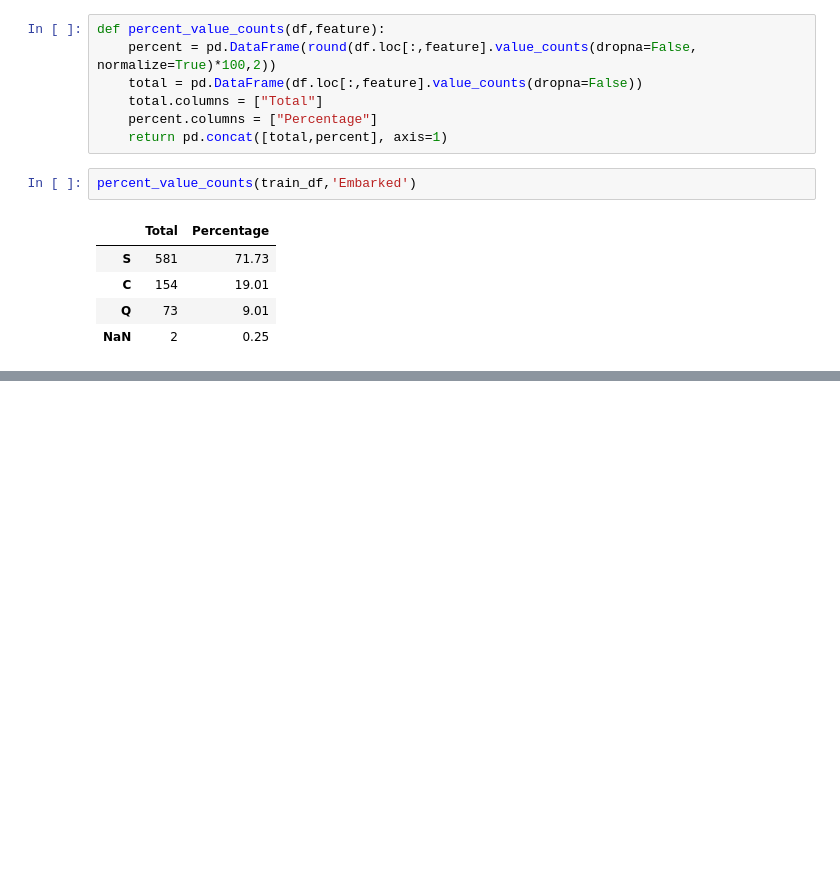
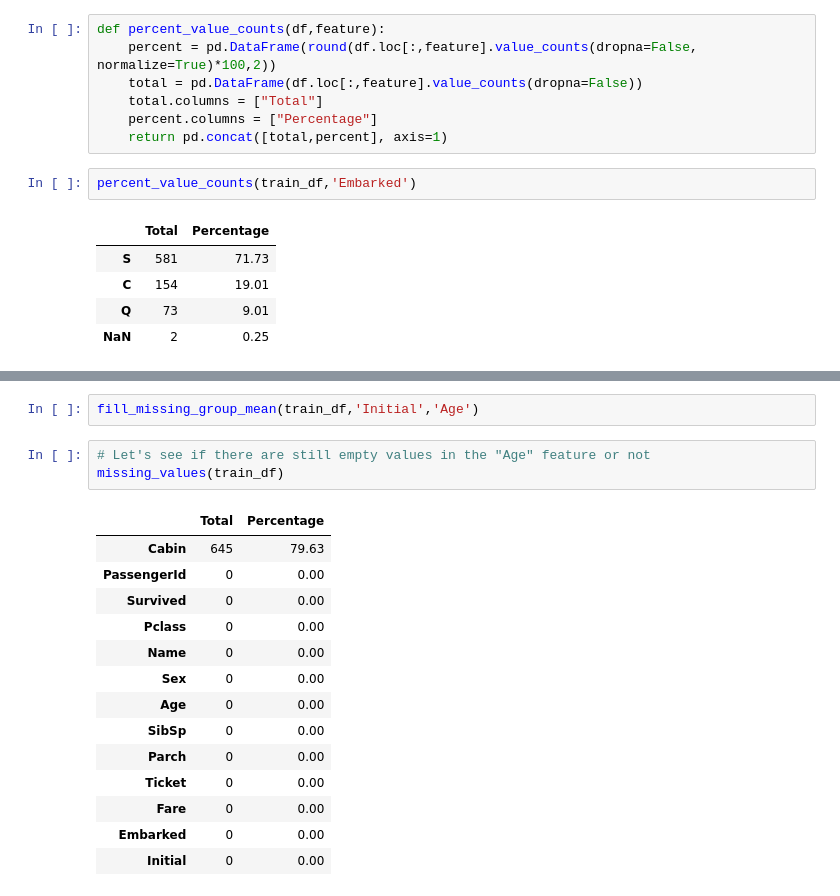
Before and after one commit to hisyam-jaelani/Data-Science-Projects, a Jupyter notebook: from-tragedy-to-insights-titanic.ipynb, the cells around one changed output, grey strips where cells are left out. Saved outputs shown, nothing was run; the diff lists cells and outputs as text; blank space fills up the shorter version.

```diff
--- a/from-tragedy-to-insights-titanic.ipynb
+++ b/from-tragedy-to-insights-titanic.ipynb
@@ -302,0 +365,20 @@ percent_value_counts(train_df,'Embarked')
+# %%
+fill_missing_group_mean(train_df,'Initial','Age')
+# %%
+# Let's see if there are still empty values in the "Age" feature or not
+missing_values(train_df)
+# %% [output]
+|  | Total | Percentage |
+| Cabin | 645 | 79.63 |
+| PassengerId | 0 | 0.00 |
+| Survived | 0 | 0.00 |
+| Pclass | 0 | 0.00 |
+| Name | 0 | 0.00 |
+| Sex | 0 | 0.00 |
+| Age | 0 | 0.00 |
+| SibSp | 0 | 0.00 |
+| Parch | 0 | 0.00 |
+| Ticket | 0 | 0.00 |
+| Fare | 0 | 0.00 |
+| Embarked | 0 | 0.00 |
+| Initial | 0 | 0.00 |
```
Also changed, not shown: parts of 12 cells of this notebook.
